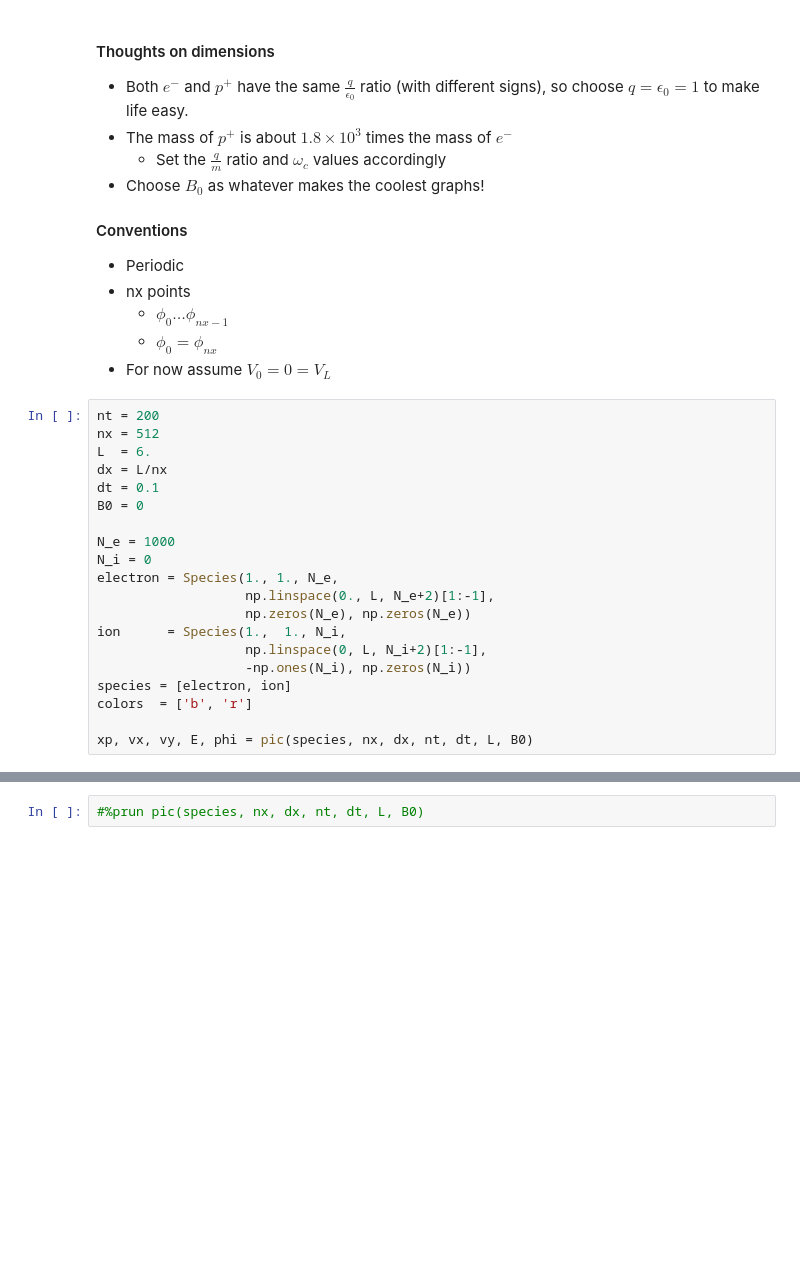
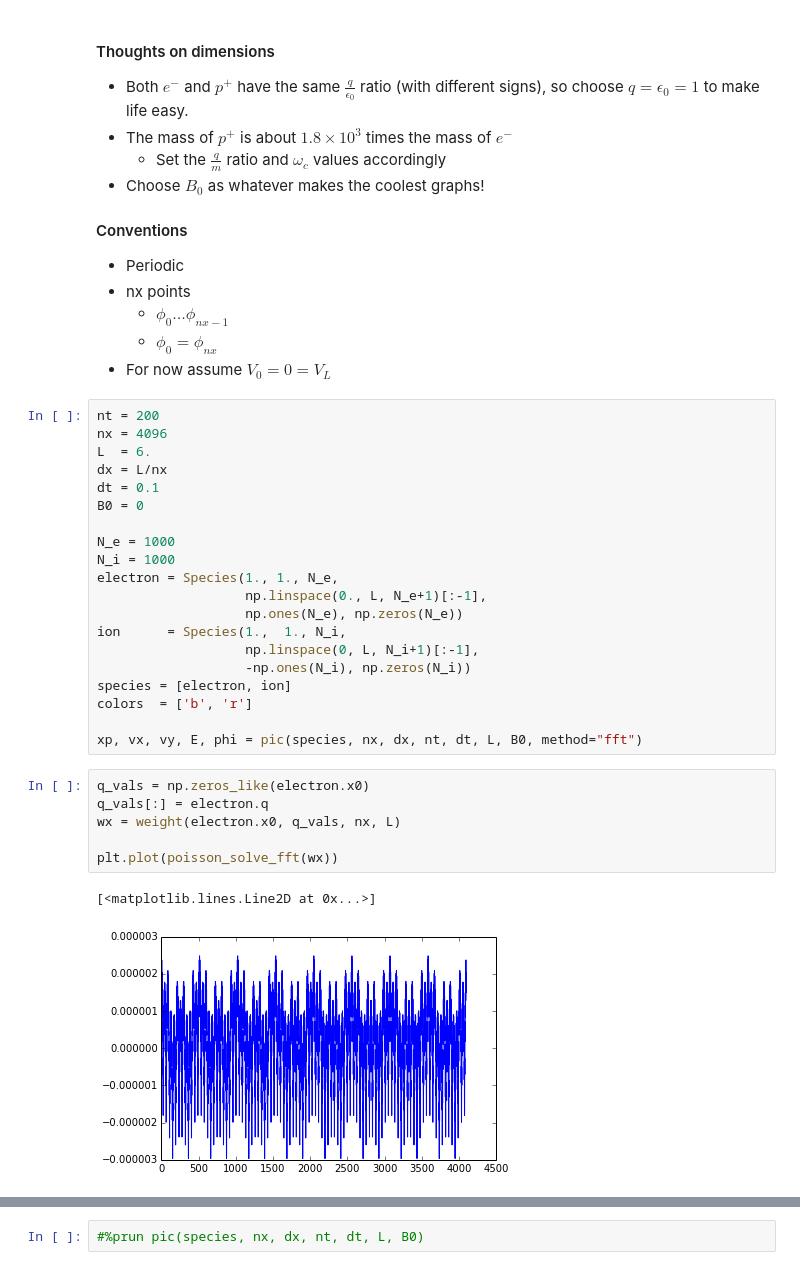
Before and after one commit to shigh/pyes1, a Jupyter notebook: 1d2v.ipynb, the cells around one changed output, grey strips where cells are left out. Drawn from its saved outputs; the diff is of its cells as text; blank space fills up the shorter version.

Commit message:
Moved fft solver to a function, folded into 1d2v code.

```diff
--- a/1d2v.ipynb
+++ b/1d2v.ipynb
@@ -23,21 +23,30 @@ from collections import namedtuple
 * For now assume $V_0 = 0 = V_L$
 # %%
 nt = 200
-nx = 512
+nx = 4096
 L  = 6.
 dx = L/nx
 dt = 0.1
 B0 = 0
 
 N_e = 1000
-N_i = 0
+N_i = 1000
 electron = Species(1., 1., N_e,
-                   np.linspace(0., L, N_e+2)[1:-1],
-                   np.zeros(N_e), np.zeros(N_e))
+                   np.linspace(0., L, N_e+1)[:-1],
+                   np.ones(N_e), np.zeros(N_e))
 ion      = Species(1.,  1., N_i,
-                   np.linspace(0, L, N_i+2)[1:-1],
+                   np.linspace(0, L, N_i+1)[:-1],
                    -np.ones(N_i), np.zeros(N_i))
 species = [electron, ion]
 colors  = ['b', 'r']
 
-xp, vx, vy, E, phi = pic(species, nx, dx, nt, dt, L, B0)
+xp, vx, vy, E, phi = pic(species, nx, dx, nt, dt, L, B0, method="fft")
+# %%
+q_vals = np.zeros_like(electron.x0)
+q_vals[:] = electron.q
+wx = weight(electron.x0, q_vals, nx, L)
+
+plt.plot(poisson_solve_fft(wx))
+# %% [output]
+[<matplotlib.lines.Line2D at 0x...>]
+[figure, added]
```
Also changed, not shown: parts of 4 cells of this notebook, 1 other file.
